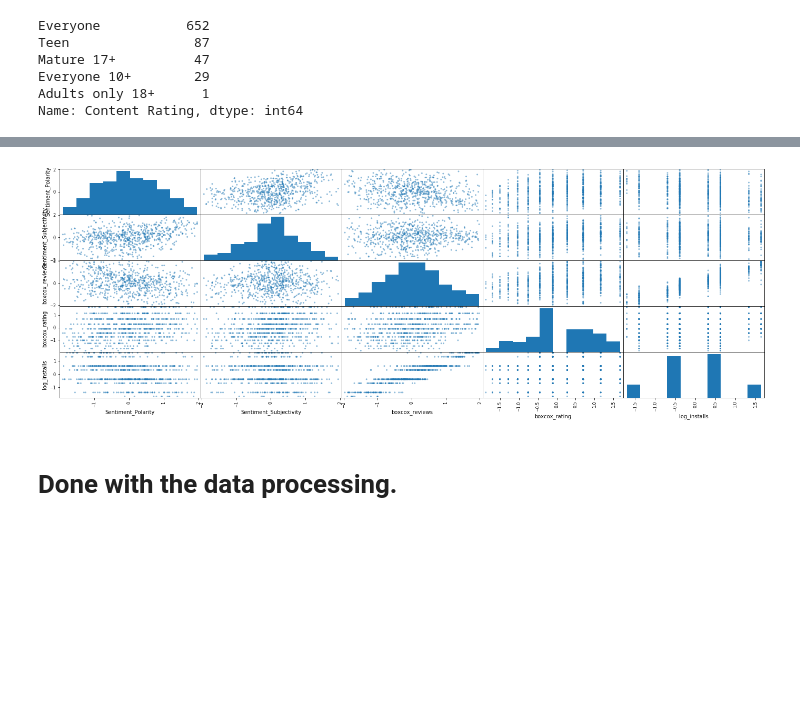
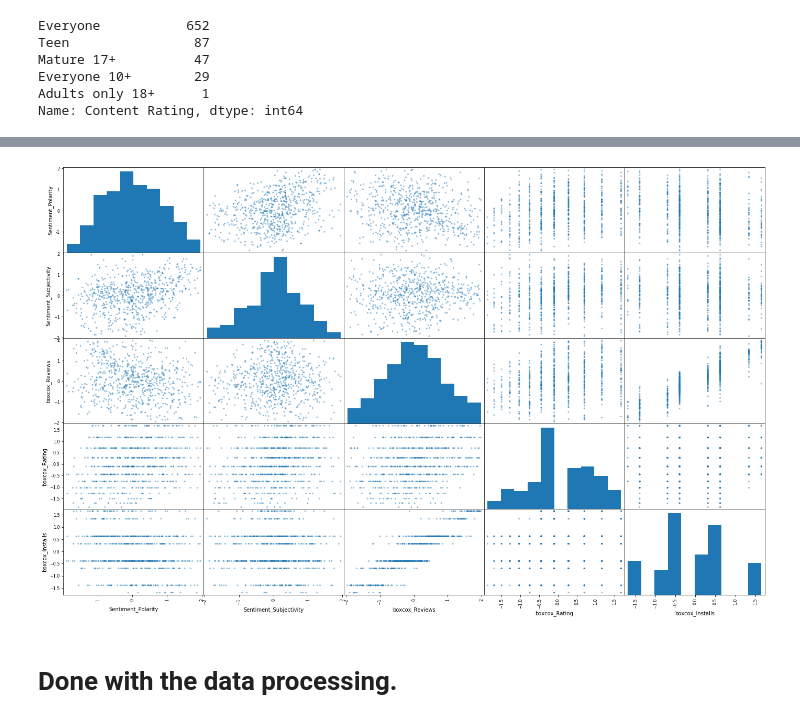
Before and after one commit to Daveedlee/googleplaystoreLR, a Jupyter notebook: main_notebook.ipynb, the cells around one changed output, grey strips where cells are left out. Saved outputs shown, nothing was run; the diff lists cells and outputs as text; code cells hidden in the pictures; blank space fills up the shorter version.

Commit message:
v0.02; visuals and the model has been updated

```diff
--- a/main_notebook.ipynb
+++ b/main_notebook.ipynb
@@ -97,10 +88,0 @@ combined_df
-# %%
-import scipy.stats as stats
-
-combined_df['boxcox_reviews'] = stats.boxcox(combined_df.Reviews)[0]
-combined_df['boxcox_rating'] = stats.boxcox(combined_df.Rating)[0]
-combined_df['boxcox_installs'] = stats.boxcox(combined_df.Installs)[0]
-# %%
-combined_df.drop('Reviews',axis=1,inplace=True)
-combined_df.drop('Rating', axis=1, inplace=True)
-combined_df.drop('Price', axis=1, inplace=True)
@@ -137,6 +167,6 @@ combined_df_cat = combined_df['Content Rating']
 # %%
-target = combined_df['boxcox_installs']
-features = combined_df.iloc[:,6:9]
+target = combined_df['boxcox_Installs']
+features = combined_df.iloc[:,6:11]
 whole = pd.concat([features, target], axis=1)
 # %%
 whole
@@ -178,3 +226,5 @@ ss_df = ss_df[(np.abs(stats.zscore(ss_df)) < 2).all(axis=1)]
+# %%
+ss_df.drop('Sentiment', axis=1, inplace=True)
 # %%
 dummies_df = pd.get_dummies(combined_df_cat, drop_first=True)
 # %%
@@ -221,7 +274,8 @@ feature
 # %%
-pd.plotting.scatter_matrix(feature_df.iloc[:,0:5], figsize=(24,8));
+pd.plotting.scatter_matrix(feature_df.iloc[:,0:5], figsize=(24,15));
+plt.savefig('endresult.png')
 # %% [output]
-[figure, old version]
+[figure, new version]
 # %% [markdown]
 # Done with the data processing.
 # %%
```
Also changed, not shown: parts of 47 cells of this notebook, 9 other files.
